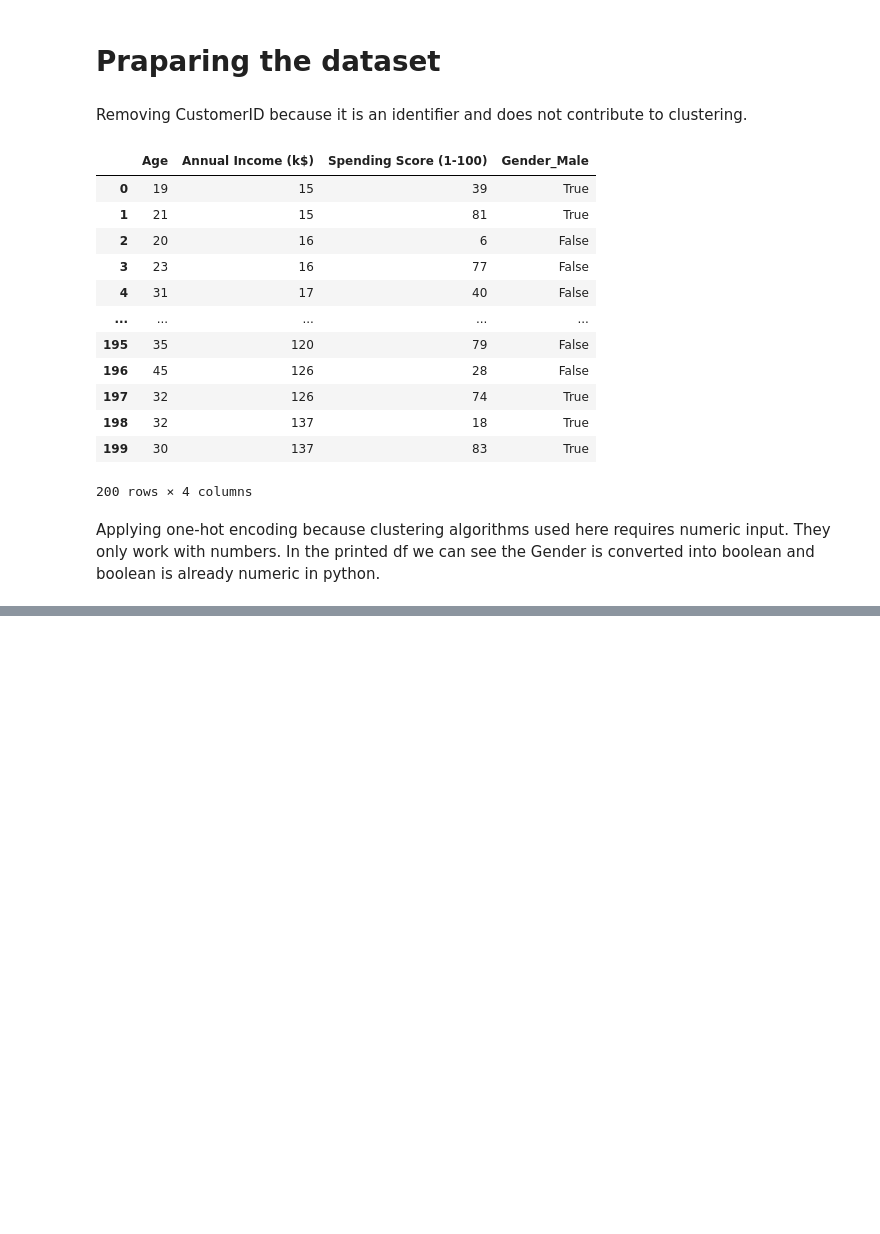
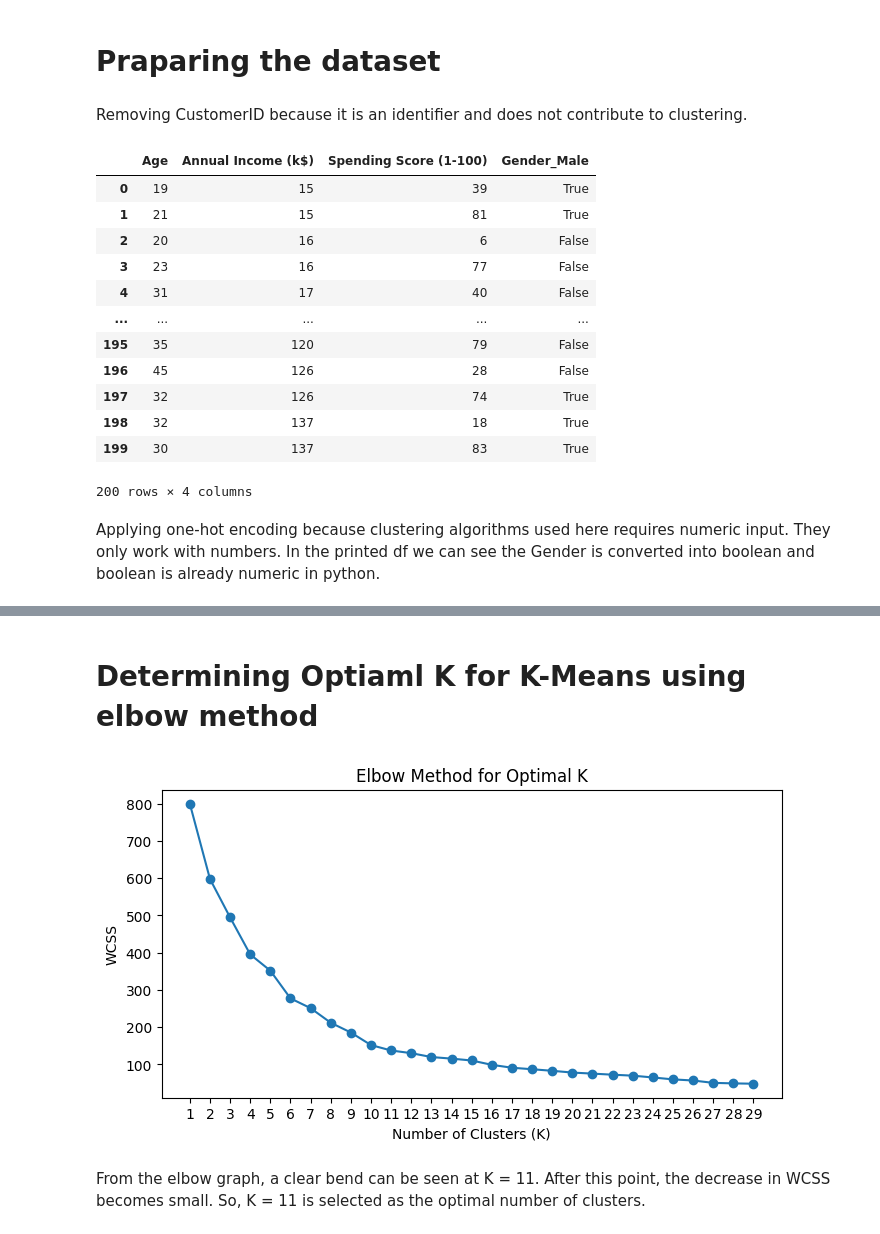
Before and after one commit to Atkiya/Atkiya_ML, a Jupyter notebook: Lab/Lab2.ipynb, the cells around one changed output, grey strips where cells are left out. Saved outputs shown, nothing was run; the diff lists cells and outputs as text; code cells hidden in the pictures; blank space fills up the shorter version.

Commit message:
Determining optimal k using elbow method

```diff
--- a/Lab/Lab2.ipynb
+++ b/Lab/Lab2.ipynb
@@ -114,0 +137,21 @@ Normalizing features using StandardScaler so that all variables contribute equal
+# %% [markdown]
+# Determining Optiaml K for K-Means using elbow method
+# %%
+wcss = []
+k_range = range(1, 30)
+
+for k in k_range:
+    kmeans = KMeans(n_clusters=k, random_state=42)
+    kmeans.fit(scaled_data)
+    wcss.append(kmeans.inertia_)
+
+
+plt.figure(figsize=(8,4))
+plt.xticks(k_range)
+plt.plot(k_range, wcss, marker='o')
+plt.title("Elbow Method for Optimal K")
+plt.xlabel("Number of Clusters (K)")
+plt.ylabel("WCSS")
+plt.show()
+# %% [output]
+[figure, added]
@@ -114,0 +160,2 @@ Normalizing features using StandardScaler so that all variables contribute equal
+# %% [markdown]
+From the elbow graph, a clear bend can be seen at K = 11. After this point, the decrease in WCSS becomes small. So, K = 11 is selected as the optimal number of clusters.
```
Also changed, not shown: parts of 4 cells of this notebook.
